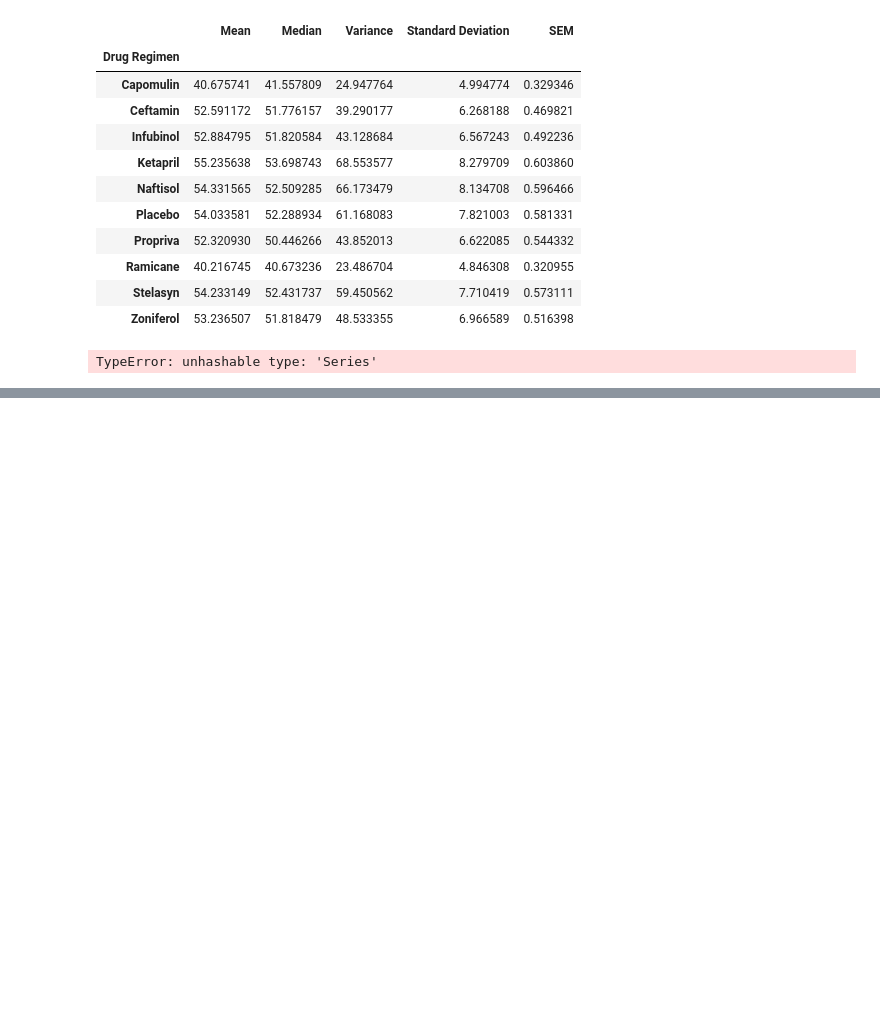
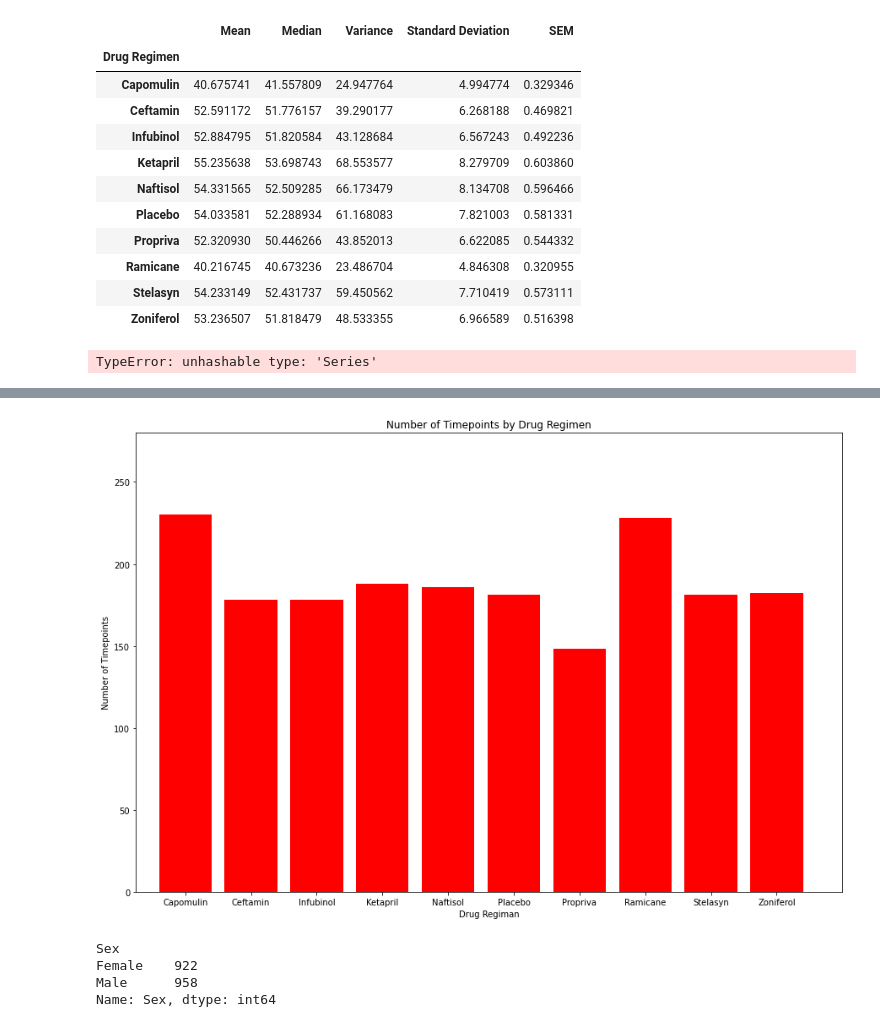
Before and after one commit to bdub99/Mice-Drug-Regiman-Analysis, a Jupyter notebook: PyMice/mice.ipynb, the cells around one changed output, grey strips where cells are left out. Saved outputs shown, nothing was run; the diff lists cells and outputs as text; code cells hidden in the pictures; blank space fills up the shorter version.

```diff
--- a/PyMice/mice.ipynb
+++ b/PyMice/mice.ipynb
@@ -118,5 +130,31 @@ TypeError: unhashable type: 'Series'
+# %%
+# Generate a bar plot showing the total number of timepoints for all mice tested for each drug regimen using pyplot.
+
+x_axis = np.arange(len(pandas_timepoint))
+fig1, ax1 = plt.subplots(figsize=(15, 10))
+plt.bar(x_axis, pt, color="r", align="center")
+
+tick_locations = [value for value in x_axis]
+plt.xticks(tick_locations,["Capomulin", "Ceftamin", "Infubinol", "Ketapril", "Naftisol", "Placebo", "Propriva", "Ramicane", "Stelasyn", "Zoniferol"])
+
+plt.xlim(-0.75, len(x_axis))
+plt.ylim(0, max(pt)+50)
+plt.title("Number of Timepoints by Drug Regimen")
+plt.xlabel("Drug Regiman")
+plt.ylabel("Number of Timepoints")
+plt.show()
+# %% [output]
+[figure, added]
 # %%
 # Generate a pie plot showing the distribution of female versus male mice using Pandas
+fvm = duplicate_mice_clean.groupby("Sex")
+female_vs_male = fvm["Sex"].count()
+female_vs_male
+# %% [output]
+Sex
+Female    922
+Male      958
+Name: Sex, dtype: int64
 # %%
 # Generate a pie plot showing the distribution of female versus male mice using pyplot
 # %%
```
Also changed, not shown: parts of 3 cells of this notebook.
